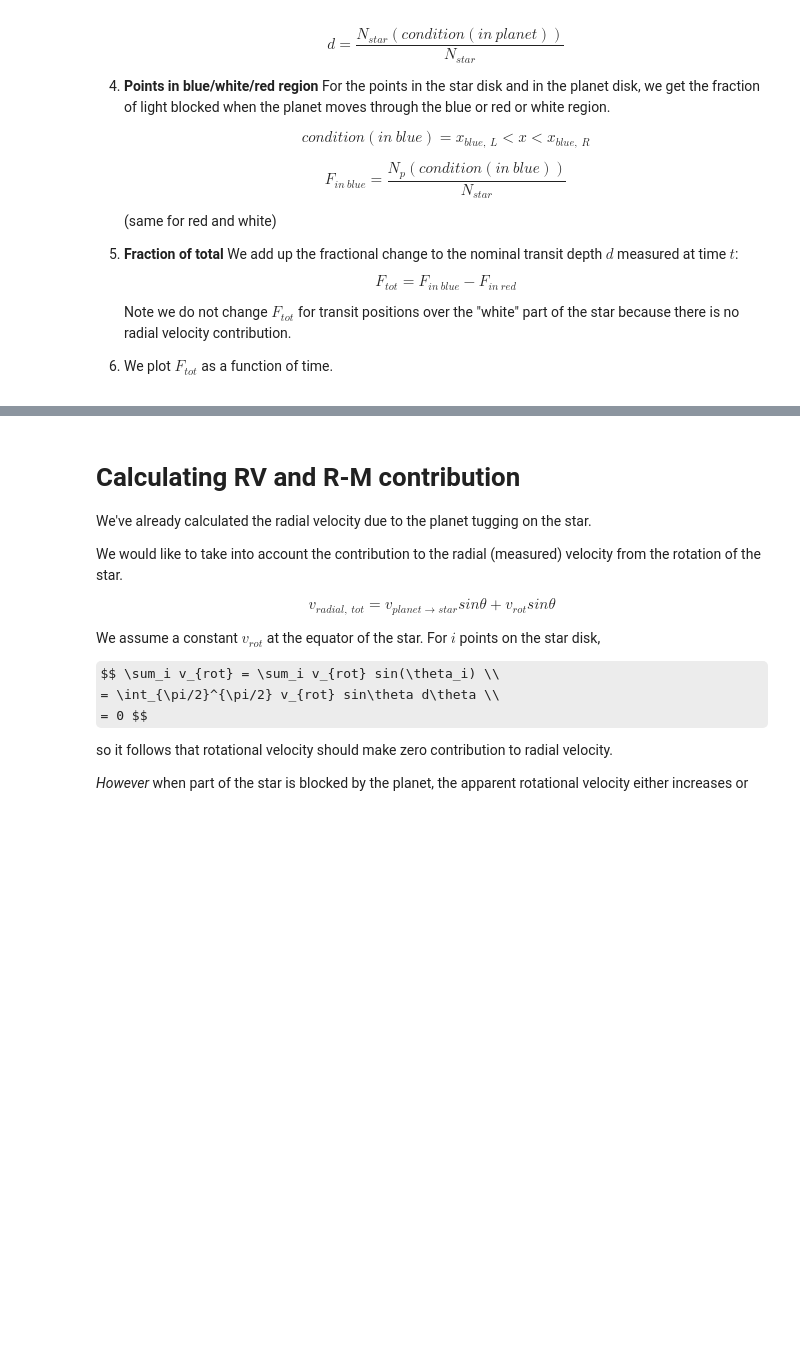
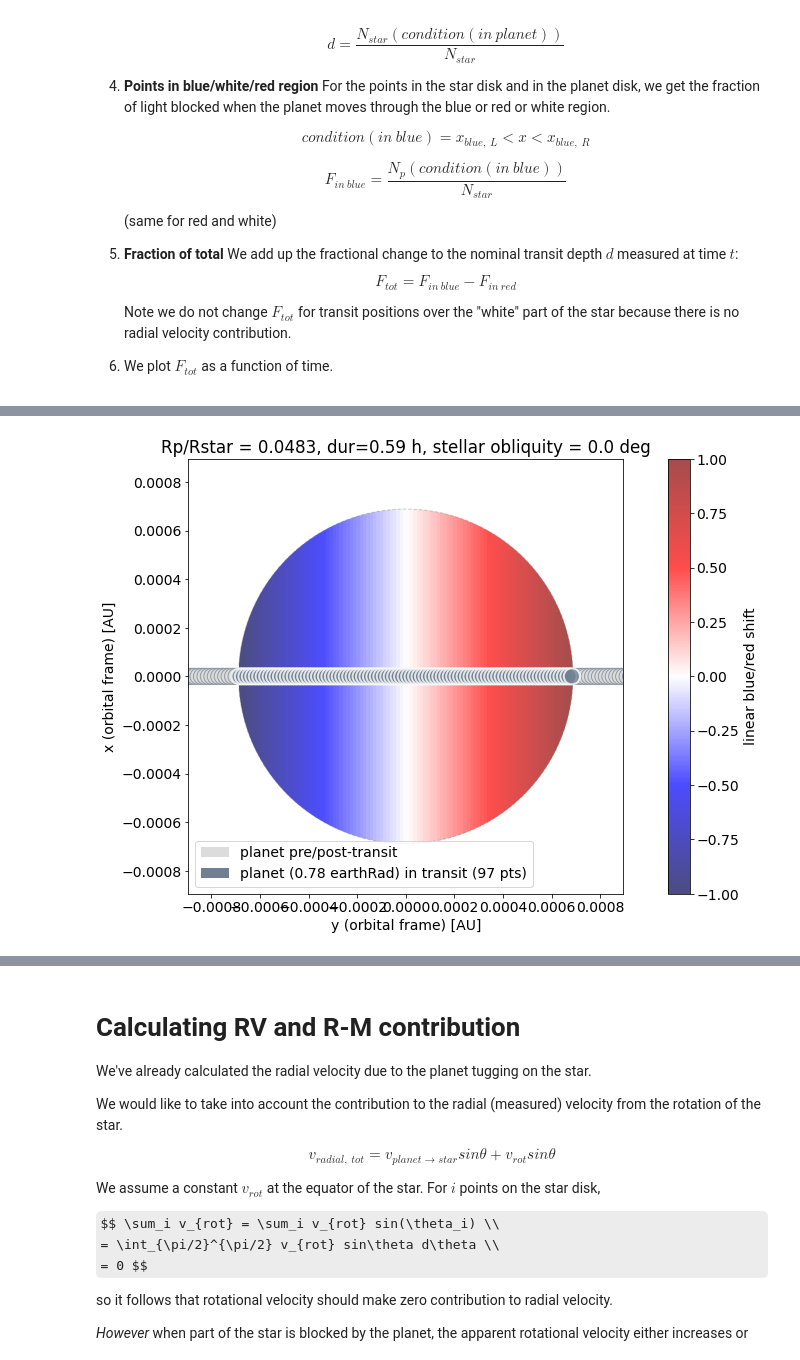
Before and after one commit to namagu/rossiter-mclaughlin-coaddventure, a Jupyter notebook: rv_from_scratch.ipynb, the cells around one changed output, grey strips where cells are left out. Saved outputs shown, nothing was run; the diff lists cells and outputs as text; code cells hidden in the pictures; some formulas as TeX source; blank space fills up the shorter version.

```diff
--- a/rv_from_scratch.ipynb
+++ b/rv_from_scratch.ipynb
@@ -1288,3 +1424,84 @@ array([-2.31620317e-03, -2.28124795e-03, -1.94242542e-03, -1.90743901e-03,
+# %%
+fig = plt.figure(figsize=(16,8))
+
+# track R-M on star disk
+ax = fig.add_subplot(111, aspect='auto')
+
+dt = P / n
+
+# rotating regions of (circular) star
+
+import matplotlib.transforms as mtransforms
+# monotonically-increasing color bar
+xmap, ymap, rval = 0, 0, rstar.to(u.AU).value
+#img = ax.imshow(np.linspace(np.round(-math.cos(phi_star),6),np.round(math.cos(phi_star),6),100).reshape(1,-1),
+img = ax.imshow(np.linspace(-1,1,100).reshape(1,-1),
+                cmap='seismic',
+                alpha=0.7,
+                extent=[xmap - rval, xmap + rval,
+                        ymap - rval, ymap + rval], origin='lower')
+trans_data = mtransforms.Affine2D().rotate_deg(phi_star*(-180/np.pi)) + ax.transData
+img.set_transform(trans_data)
+circle = plt.Circle((0,0), rval, alpha=0.5,   # fc='thistle',
+                    label=r'star ({} $R_\odot$)'.format(rstar.value), transform=ax.transData)
+img.set_clip_path(circle)
+plt.colorbar(img,label="linear blue/red shift")
+# add outline
+tilt_info = f'stellar obliquity = {phi_star*(180/np.pi):.3} deg'
+ax.add_artist(plt.Circle((0,0),rval, linestyle='--', alpha=0.4, ec='grey',fc='None',
+                         label="_"+tilt_info))
+
+
+# sunspot!
+# ss_x, ss_y = np.array([-0.3, 0.7])*rstar.to(u.AU)
+# ss_r = (5*u.R_earth).to(u.AU)
+# spot = ax.add_artist(plt.Circle((ss_x.value, ss_y.value), ss_r.value, color='black'))
+# ss_x, ss_y = np.array([0.1, -0.5])*rstar.to(u.AU)
+# ss_r = (1*u.R_earth).to(u.AU)
+# spot2 = ax.add_artist(plt.Circle((ss_x.value, ss_y.value), ss_r.value, color='black'))
+# ss_x, ss_y = np.array([0.8, -0.3])*rstar.to(u.AU)
+# ss_r = (2*u.R_earth).to(u.AU)
+# spot3 = ax.add_artist(plt.Circle((ss_x.value, ss_y.value), ss_r.value, color='black'))
+
+# for legend reasons only
+_planet = ax.add_artist(plt.Circle((0,y_b),rp.to(u.AU).value,
+                                    fc='gainsboro',label='planet pre/post-transit'))
+planet = ax.add_artist(plt.Circle((0,y_b),rp.to(u.AU).value,
+                                   fc='slategrey',
+                                  label=f'planet ({rp}) in transit ({int(len(transit_y)/nP)} pts)'))
+
+
+# # add planet positions before/after transit
+for i in np.arange(int(len(around_transit_y)/nP)):
+    ax.add_artist(plt.Circle((around_transit_y[i], y_b),rp.to(u.AU).value,
+                              ec='slategrey',fc='gainsboro', alpha=0.7))
+
+# add planet positions in transit
+# for i in np.arange(len(transit_y)): #(int(len(transit_y)/nP)):
+#     ax.add_artist(plt.Circle((transit_y[i],y_b),rp.to(u.AU).value,
+#                             ec='white',lw=2, fc='slategrey',alpha=0.8))
+positions = np.sort(transit_y[:len(transit_y)//nP])
+for i in range(len(positions)):
+    ax.add_artist(plt.Circle((positions[i],y_b),rp.to(u.AU).value,
+                            ec='white',lw=2, fc='slategrey',alpha=0.8))
+
+# formatting
+ax.set_xlabel("y (orbital frame) [AU]")
+ax.set_ylabel("x (orbital frame) [AU]")
+#ax.set_title(f"{n} steps, dur={dur.to(u.hr):.3}, dt={(P/n).to(u.hr):.3}, dur/dt: {int(np.floor((dur / dt).decompose()))}")
+ax.set_title(f"Rp/Rstar = {(rp/rstar).decompose():.3}, dur={dur.to(u.hr):.3}, {tilt_info}")
+
+ax.set_xlim(left_edge*1.3,right_edge*1.3)
+ax.set_ylim(left_edge*1.3,right_edge*1.3)
+
+plt.legend(loc='lower left')
+
+plt.savefig(f"KOI_{koi}/plots/KOI_{koi}_stardisk.svg",
+            bbox_inches="tight", transparent=True)
+
+# vrot star ~ 1.6 km/s
+# %% [output]
+[figure, added]
 # %%
 ()
 # %% [output]
```
Also changed, not shown: parts of 32 cells of this notebook, 1 other file.
